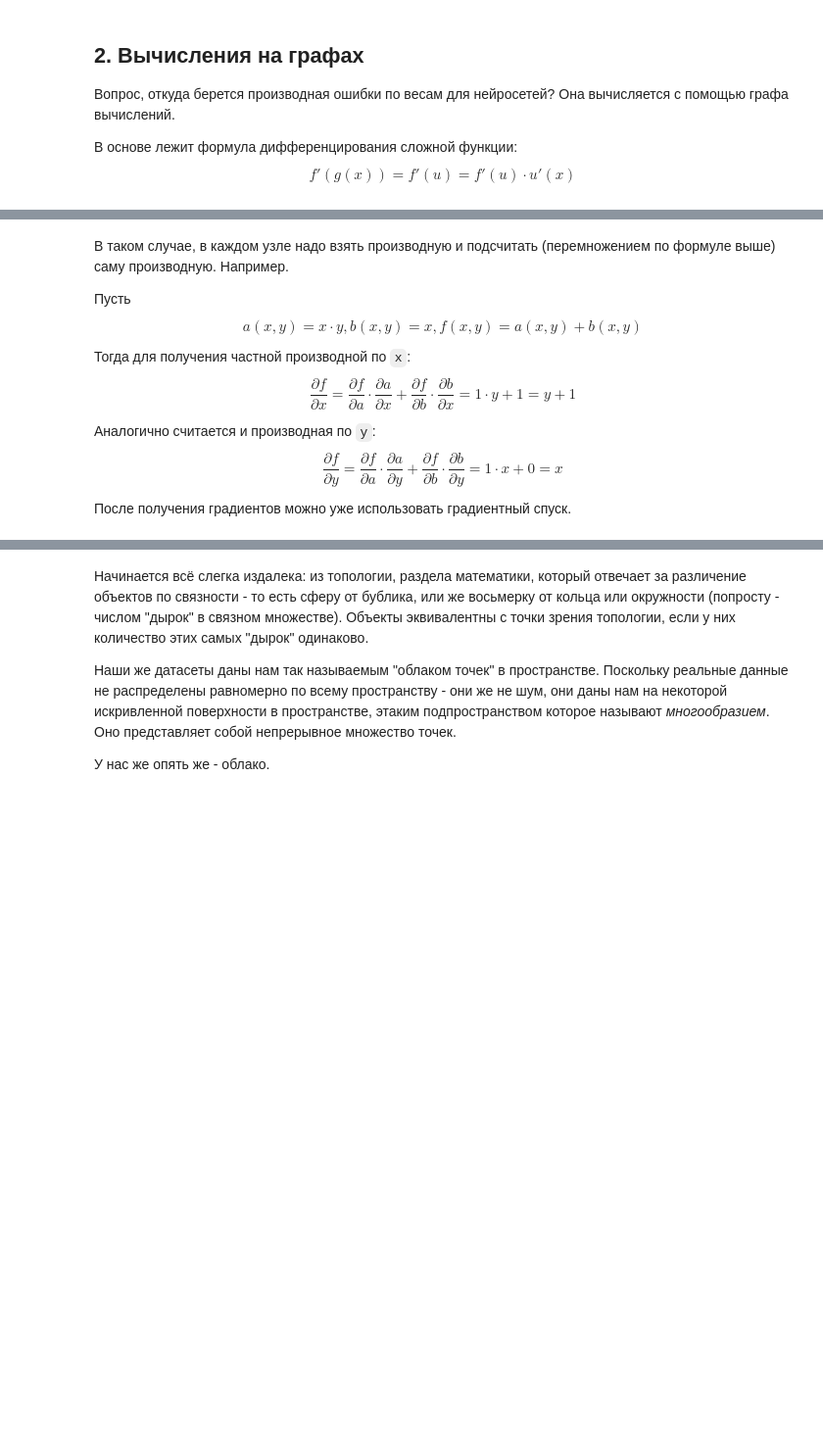
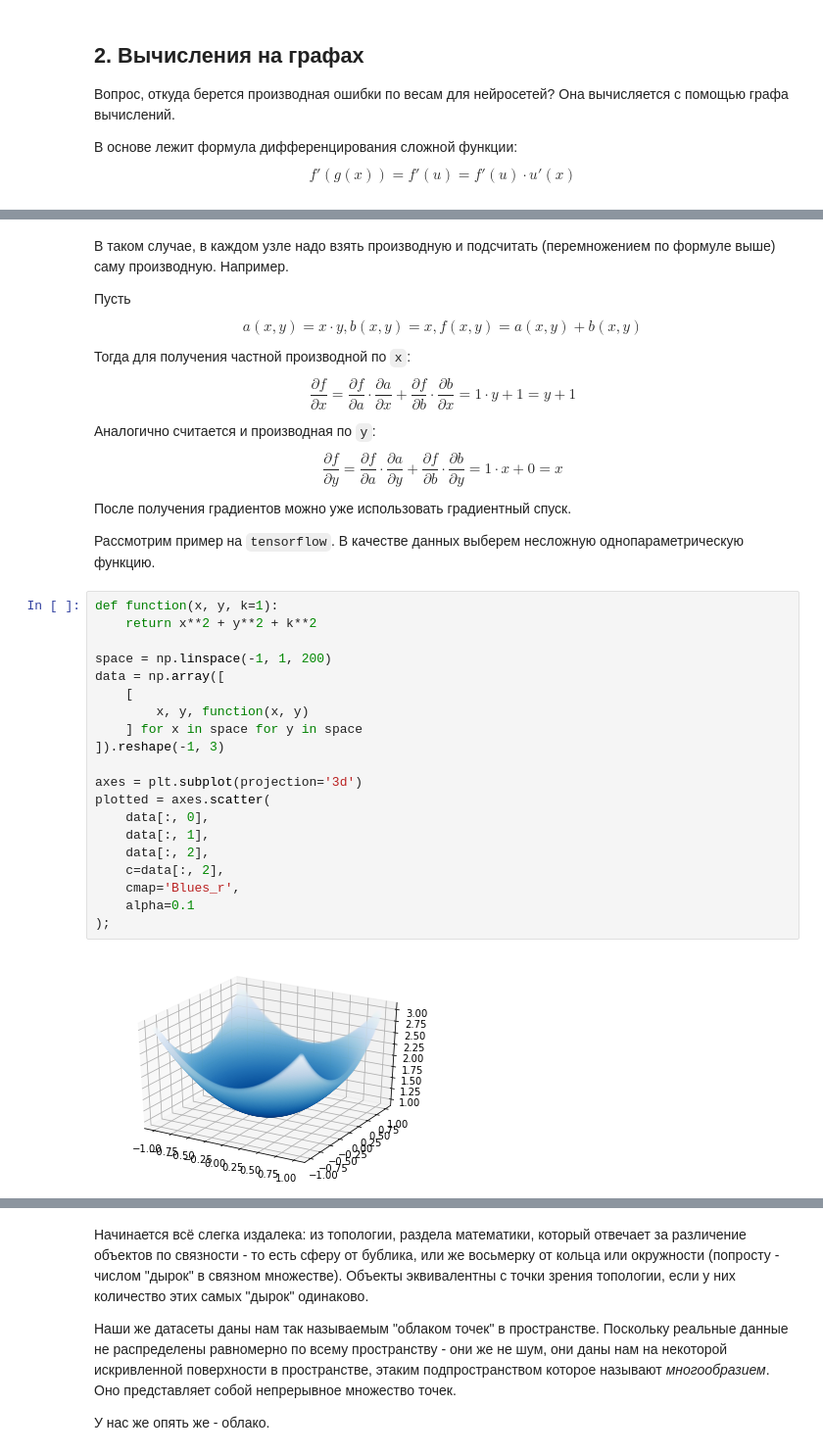
Before and after one commit to timeseries-ru/course, a Jupyter notebook: maths_behind.ipynb, the cells around one changed output, grey strips where cells are left out. Shown at 98% size. Cells and saved outputs as stored; diff of their text form; blank space fills up the shorter version.

```diff
--- a/maths_behind.ipynb
+++ b/maths_behind.ipynb
@@ -134,3 +134,27 @@ $$\frac {\partial f} {\partial x} = \frac {\partial f} {\partial a} \cdot \frac
 $$\frac {\partial f} {\partial y} = \frac {\partial f} {\partial a} \cdot \frac {\partial a} {\partial y} + \frac {\partial f} {\partial b} \cdot \frac {\partial b} {\partial y} = 1 \cdot x + 0 = x$$
 
 После получения градиентов можно уже использовать градиентный спуск.
+
+Рассмотрим пример на `tensorflow`. В качестве данных выберем несложную однопараметрическую функцию.
+# %%
+def function(x, y, k=1):
+    return x**2 + y**2 + k**2
+
+space = np.linspace(-1, 1, 200)
+data = np.array([
+    [
+        x, y, function(x, y)
+    ] for x in space for y in space
+]).reshape(-1, 3)
+
+axes = plt.subplot(projection='3d')
+plotted = axes.scatter(
+    data[:, 0],
+    data[:, 1],
+    data[:, 2],
+    c=data[:, 2],
+    cmap='Blues_r',
+    alpha=0.1
+);
+# %% [output]
+[figure, added]
```
Also changed, not shown: parts of 22 cells of this notebook.
